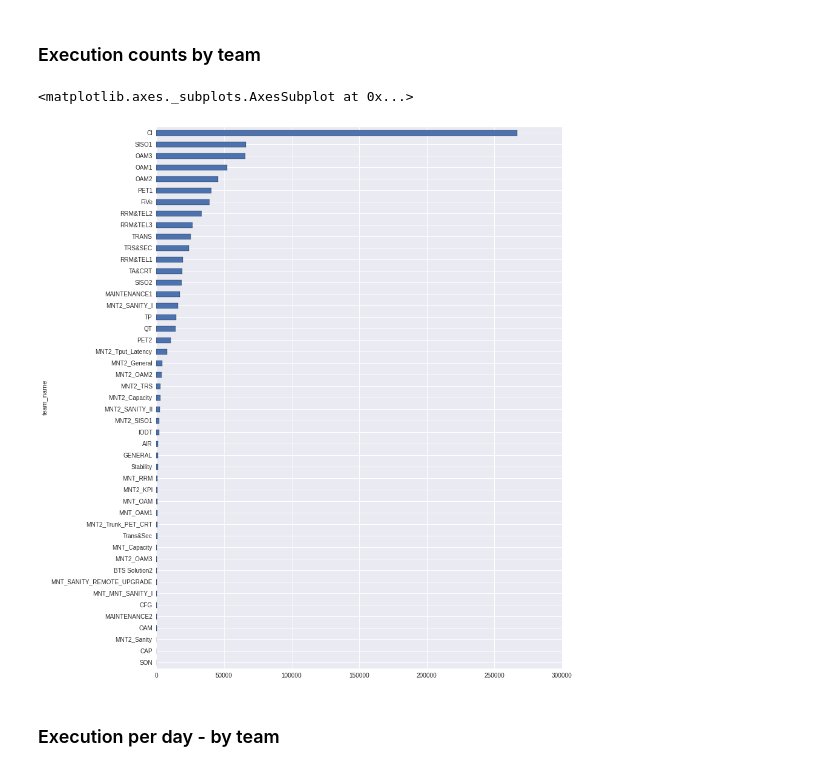
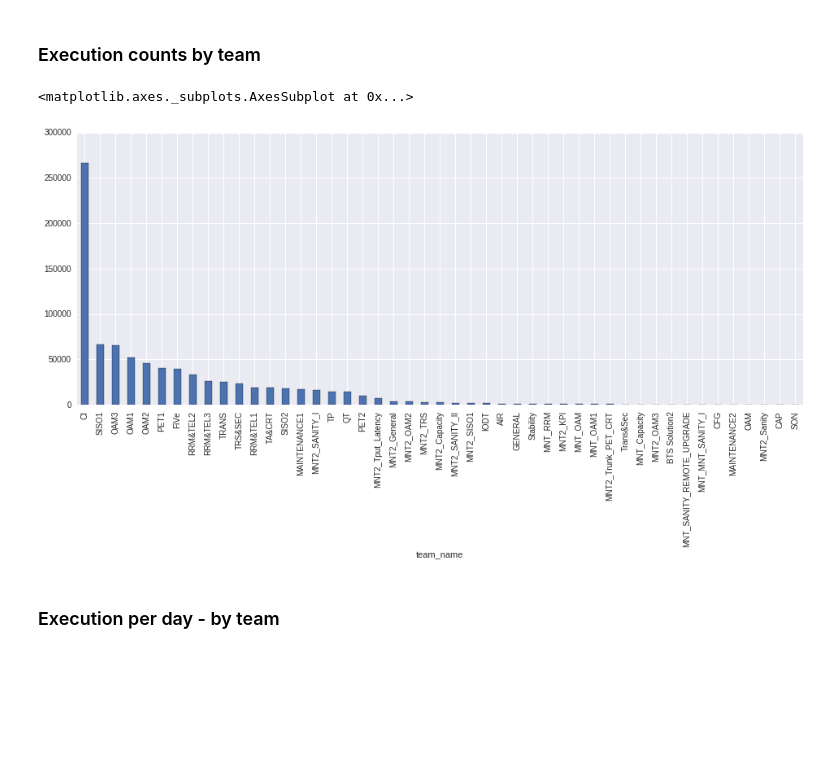
Before and after one commit to lybicat/netbyte, a Jupyter notebook: notebooks/test-execution-history-analysis.ipynb, the cells around one changed output. Saved outputs shown, nothing was run; the diff lists cells and outputs as text; code cells hidden in the pictures; blank space fills up the shorter version.

```diff
--- a/notebooks/test-execution-history-analysis.ipynb
+++ b/notebooks/test-execution-history-analysis.ipynb
@@ -279,10 +303,11 @@ no_monthly_qc_count*100 / float(qc_count)
 ### Execution counts by team
 # %%
 team_data = one_year_data.groupby('team_name')
-team_data.size().sort_values().plot(kind='barh', figsize=(12, 16))
+team_data.size().sort_values(ascending=False).plot(
+    kind='bar', figsize=(16, 6))
 # %% [output]
 <matplotlib.axes._subplots.AxesSubplot at 0x...>
-[figure, old version]
+[figure, new version]
 # %% [markdown]
 ### Execution per day - by team
 # %%
```
Also changed, not shown: parts of 57 cells of this notebook.
